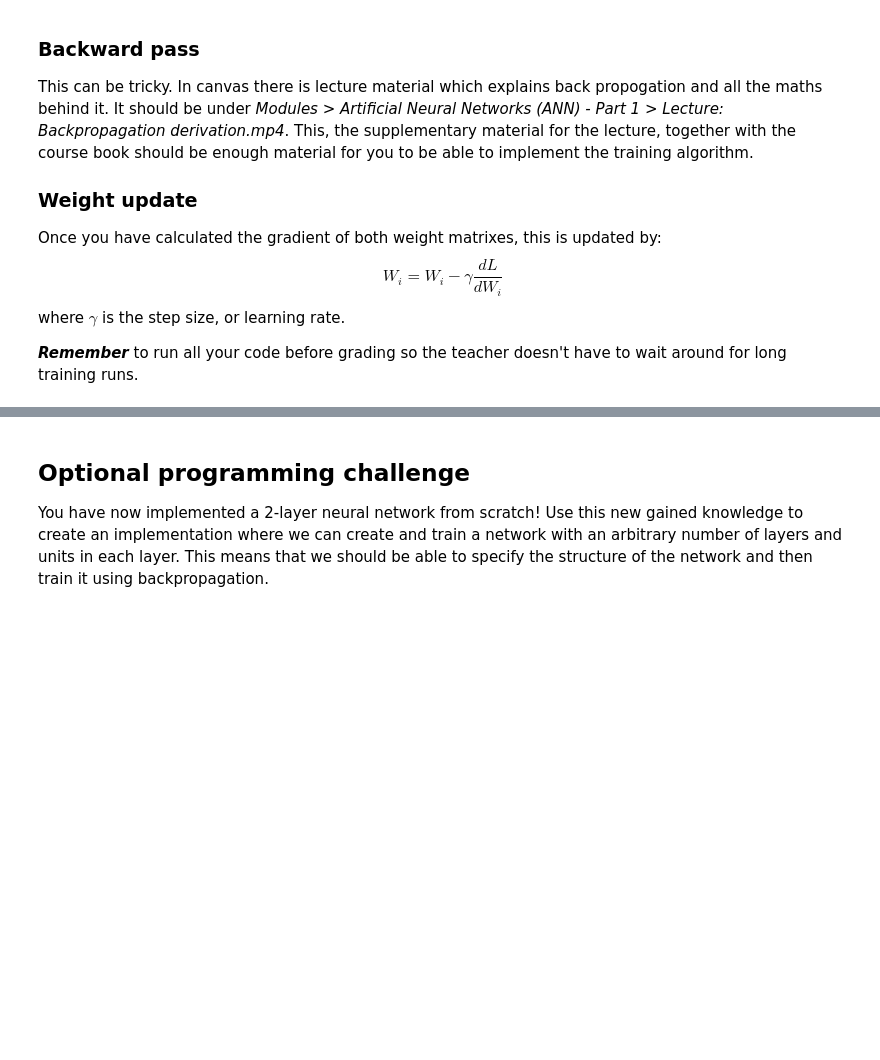
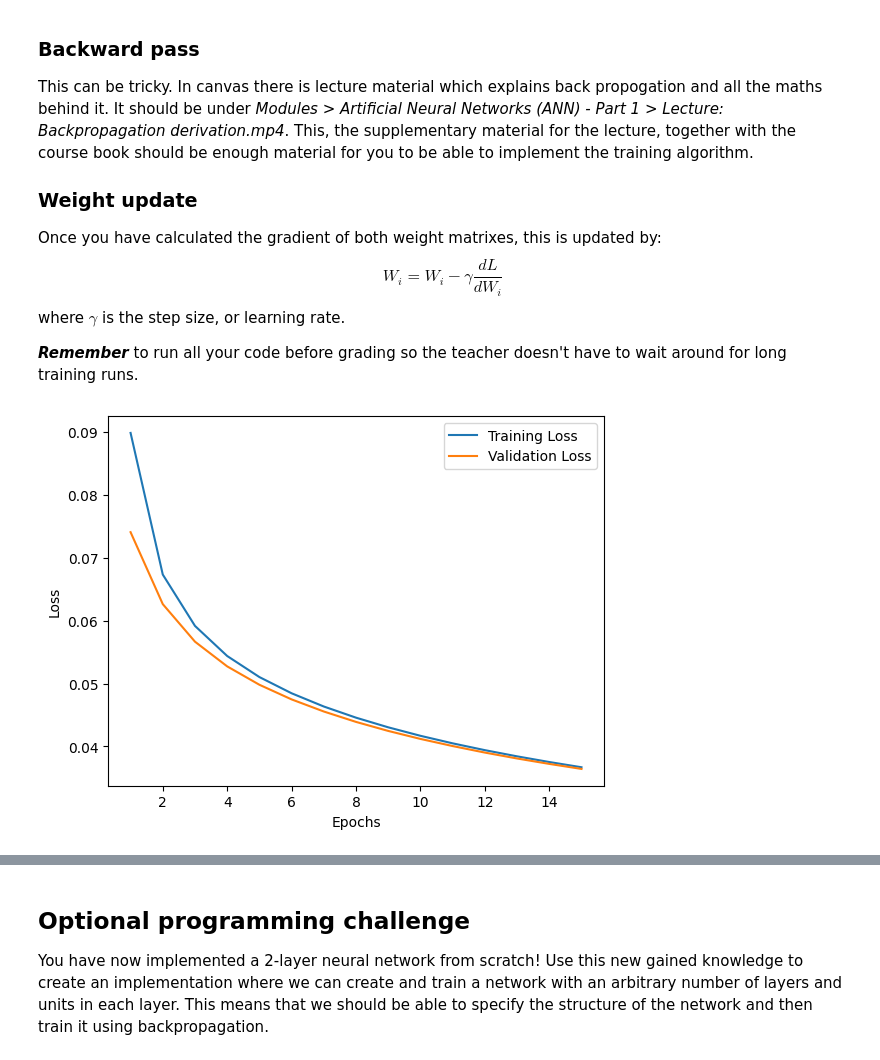
Before and after one commit to Hundmat/D7046E, a Jupyter notebook: exercise1/ANN-Exercise-1.ipynb, the cells around one changed output, grey strips where cells are left out. Cells and saved outputs as stored; diff of their text form; code cells hidden in the pictures; blank space fills up the shorter version.

```diff
--- a/exercise1/ANN-Exercise-1.ipynb
+++ b/exercise1/ANN-Exercise-1.ipynb
@@ -533,7 +528,11 @@ import numpy as np
 import matplotlib.pyplot as plt
 import sys
 
-epochs = 10  # Set the number of epochs to train for
+loss_validation_array=[]
+loss_array=[]
+
+
+epochs = 15  # Set the number of epochs to train for
 D_in = 784   # Input size, images are 28x28 = 784 element vectors
 D_out = 10   # Output size, 10 digit classes
 H1 = 100     # Hidden layer size
@@ -548,42 +547,101 @@ w2 = np.random.randn(H1, D_out) * np.sqrt(1/H1)
 # Train for a number of epochs
 for epoch in range(epochs):
     # Training by looping over training set
-    for inputs, labels in ...
+    loss_validation = 0
+    loss = 0
+    for inputs, labels in train_loader:
         inputs = inputs.numpy()
         labels = labels.numpy()
 
         for i in range(batch_size):
             # iterate through the mini-batch and perform forward pass and backward pass
             x = inputs[i].reshape((1, D_in))
             y = np.eye(10)[labels[i]]    # 1-hot encoding
 
             # Forward pass
-            h = ...
-            h_relu = ...
-            y_pred = ...
+            h = x.dot(w1)
+            h_relu = np.maximum(h, 0) # ReLU activation
+            y_pred = h_relu.dot(w2)
 
             # Compute loss function, squared error
-            loss.append( ... )
+
+            loss += np.mean(np.square(y_pred - y))
+
 
             # Compute gradients of square-error loss with respect to w1 and w2 using backpropagation
             # HINT: see the equations above. Discuss with your colleagues and/or an AI chatbot to ensure that you understand and can motivate each step
-            grad_y_pred = ...
-            grad_w2 = ...
-            grad_h_relu = ...
-            grad_h = ...
-            grad_w1 = ...
+
+            grad_y_pred = 2.0 * (y_pred - y) # Derivative of square-error loss
+            grad_w2 = h_relu.T.dot(grad_y_pred)
+            grad_h_relu = grad_y_pred.dot(w2.T)
+            grad_h = grad_h_relu* (h > 0)
+            grad_w1 = x.T.dot(grad_h)
 
             # Update weights (stochastic gradient descent)
-            w1 -= ...
-            w2 -= ...
+            w1 -= gamma * grad_w1
+            w2 -= gamma * grad_w2
+    loss_array.append(loss/(len(train_loader)*batch_size))
 
     # Validate the model
+    for inputs, labels in val_loader:
+        inputs = inputs.numpy()
+        labels = labels.numpy()
+        for i in range(batch_size):
+            x = inputs[i].reshape((1, D_in))
+            y = np.eye(10)[labels[i]]    # 1-hot encoding
+
+            h = x.dot(w1)
+            h_relu = np.maximum(h, 0)# ReLU activation
+            y_pred = h_relu.dot(w2)
+
+            loss_validation +=np.mean(np.square(y_pred - y))
+    loss_validation_array.append(loss_validation/(len(val_loader)*batch_size))
 
 
 # Plot training and validation loss
+plt.plot(range(1, len(loss_array)+1), loss_array, label='Training Loss')
+plt.plot(range(1, len(loss_validation_array)+1), loss_validation_array, label='Validation Loss')
+plt.xlabel('Epochs')
+plt.ylabel('Loss')
+plt.legend()
+plt.show()
 
 total = 0
 correct = 0
 
 # Calculate accuracy on one test batch
+for inputs, labels in test_loader:
+    inputs = inputs.numpy()
+    labels = labels.numpy()
+    for i in range(batch_size):
+        x = inputs[i].reshape((1, D_in))
+        y = np.eye(10)[labels[i]]    # 1-hot encoding
+
+        h = x.dot(w1)
+        h_relu = np.maximum(h, 0) # ReLU activation
+        y_pred = h_relu.dot(w2)
+
+        total += 1
+        print(np.argmax(y_pred), np.argmax(y))
+        correct += int(np.argmax(y_pred) == np.argmax(y))
+print(f'Accuracy: {(correct/total)*100:.2f}%')
+
+# Example of the network predicting correctly with an image and the output
+example_image, example_label = test_dataset[1]
+example_image = example_image.view(-1, 784)
+
+# Predict the class of the example image
+example_image = example_image.numpy().reshape((1, D_in))
+h = example_image.dot(w1)
+h_relu = np.maximum(h, 0)  # ReLU activation
+example_prediction = h_relu.dot(w2)
+
+# Get the index of the max log-probability
+example_predicted = np.argmax(example_prediction)
+
+print(f'Predicted: {example_predicted}, Actual: {example_label}')
+plt.imshow(example_image.reshape(28, 28), cmap='gray')
+plt.title(f'Predicted: {example_predicted}, Actual: {example_label}')
+plt.show()
 # %% [output]
+[figure, added]
```
Also changed, not shown: parts of 4 cells of this notebook.
